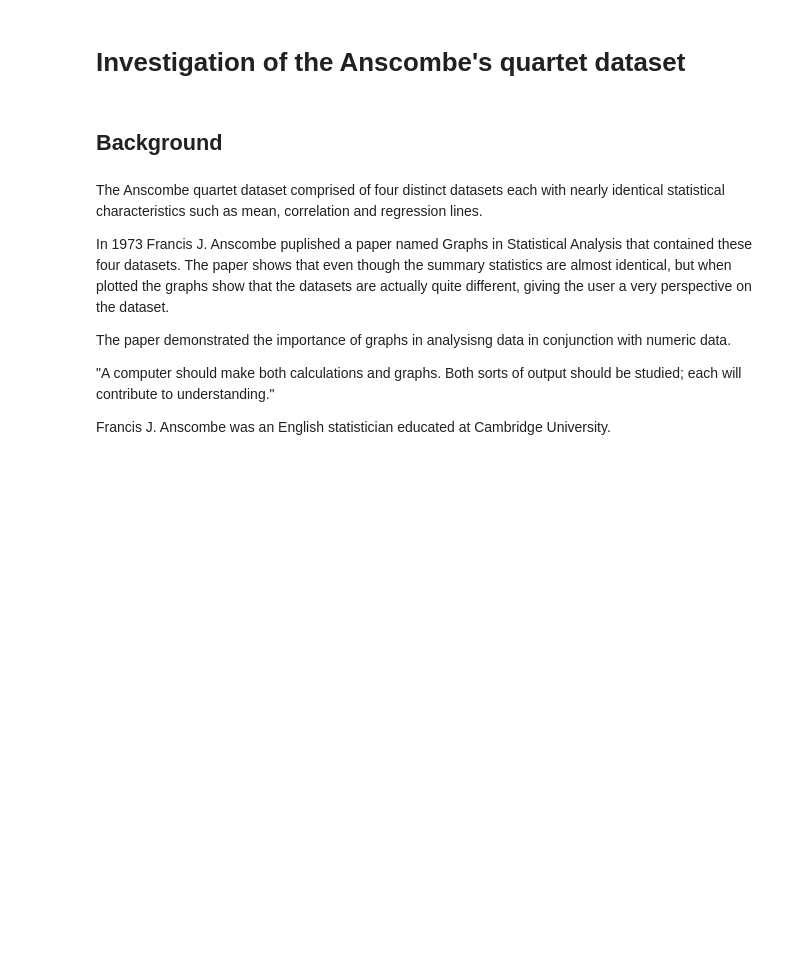
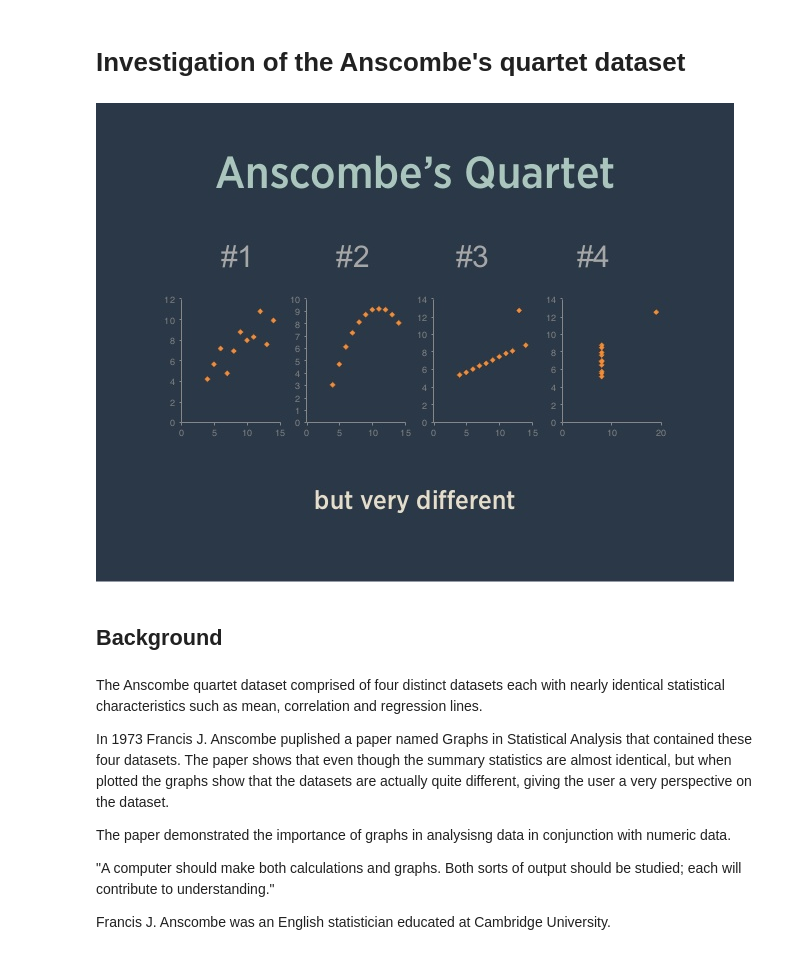
Before and after one commit to donalcarr/DC_Anscombe_dataset, a Jupyter notebook: Anscombe's quartet dataset.ipynb, the cells around one changed output. Drawn from its saved outputs; the diff is of its cells as text; code cells hidden in the pictures; blank space fills up the shorter version.

```diff
--- a/Anscombe's quartet dataset.ipynb
+++ b/Anscombe's quartet dataset.ipynb
@@ -1,5 +1,10 @@
 # %% [markdown]
 # Investigation of the Anscombe's quartet dataset
+# %%
+from IPython.display import Image
+Image(filename="Anscombe.jpg")
+# %% [output]
+[figure, added]
 # %% [markdown]
 ## Background
 # %% [markdown]
```
Also changed, not shown: parts of 1 cell of this notebook, 1 other file.
